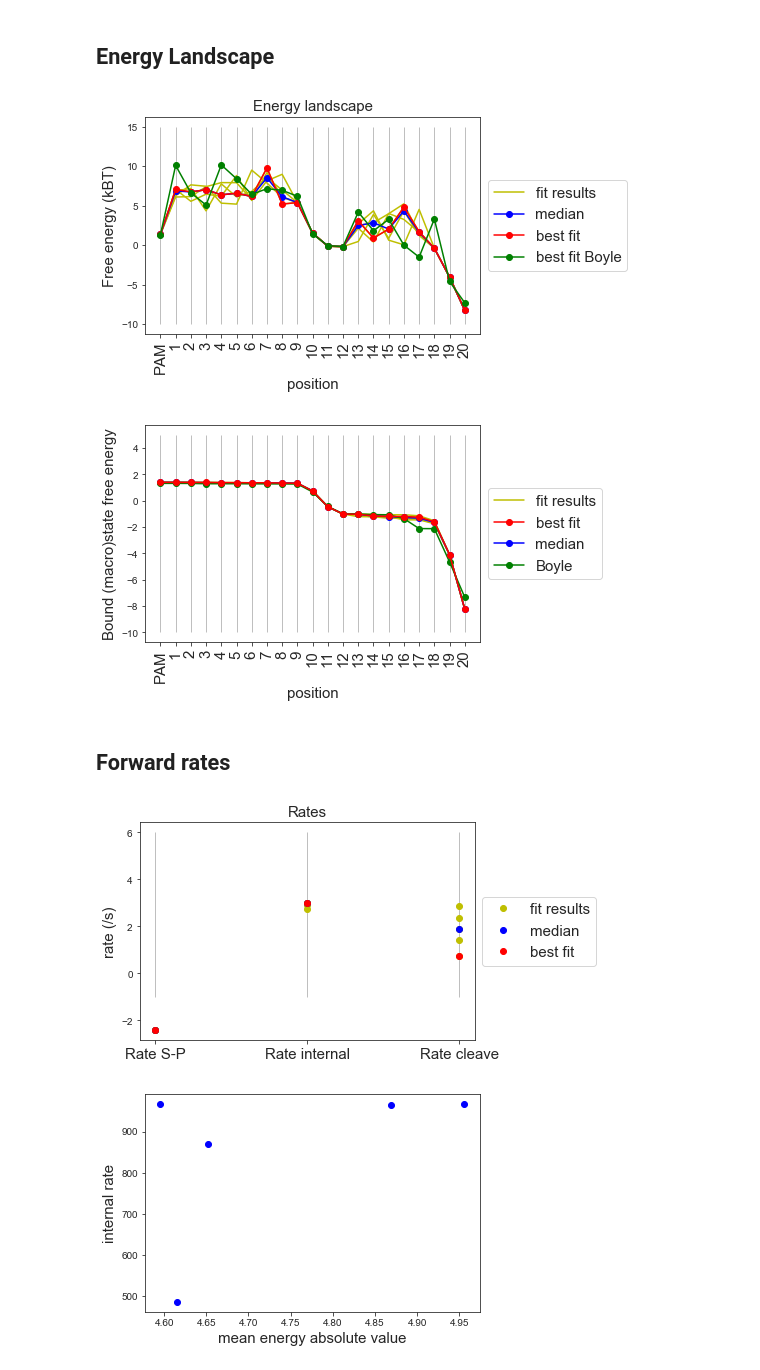
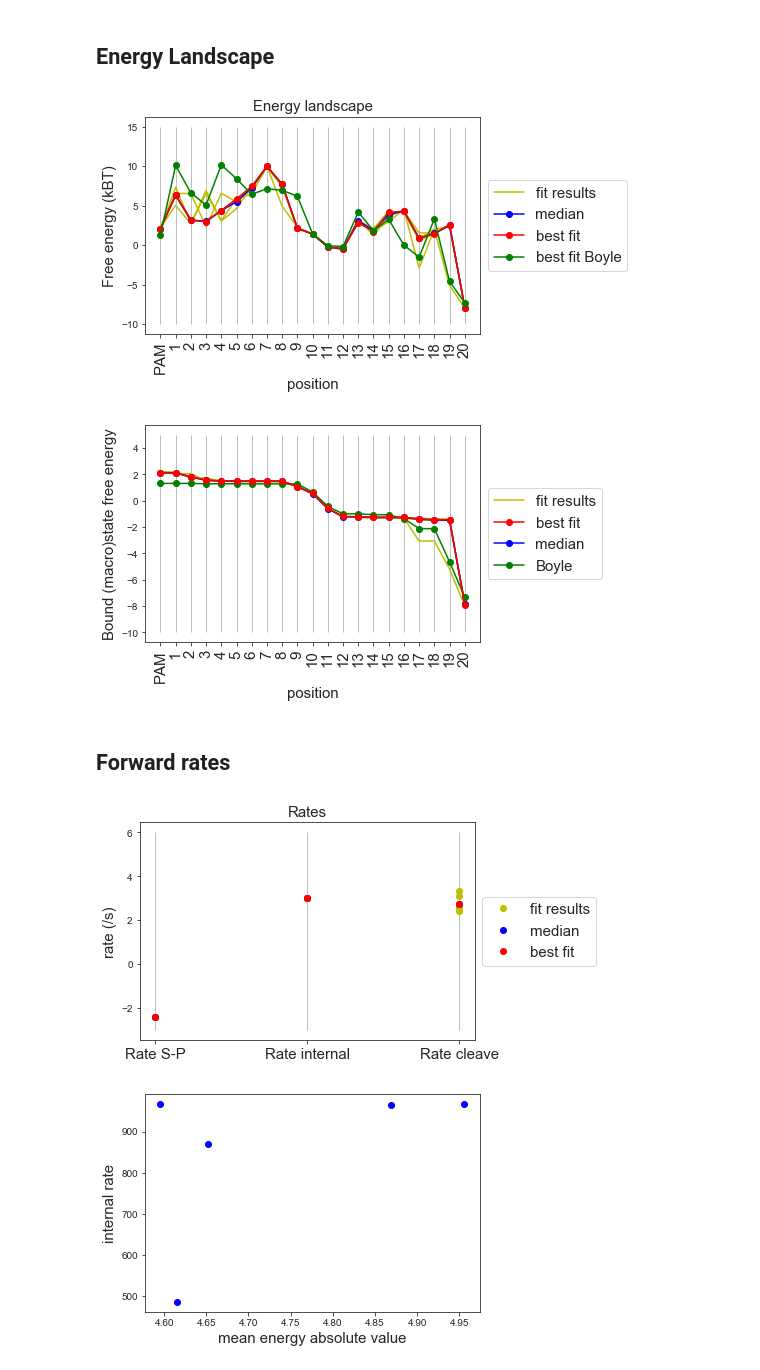
Before and after one commit to martin-depken/Energy-Landscape, a Jupyter notebook: predict_pclv_Stijn/free_energy_landscapes.ipynb, the cells around one changed output. Cells and saved outputs as stored; diff of their text form; code cells hidden in the pictures.

```diff
--- a/predict_pclv_Stijn/free_energy_landscapes.ipynb
+++ b/predict_pclv_Stijn/free_energy_landscapes.ipynb
@@ -18,15 +18,17 @@ reload(read_model_ID);
 ## Load fit data and identify best fit
 # %%
 simset = []
-no_good = []
 final_par = []
 energies = []
 rates = []
 
 chi_squared = []
 
-file = '../fits_Stijn/16_5_2019/fit_16_5_2019_sim_'
-model_ID = 'Clv_Saturated_edit_boyle_landscape+On_edit_boyle_landscape'
+file = '../fits_Stijn/23_5_2019/fit_23_5_2019_sim_'
+#model_ID = 'Clv_Saturated_edit_boyle_landscape_flat+On_edit_boyle_landscape_flat'; parnum = '25'
+#model_ID = 'Clv_Saturated_edit_boyle_landscape+On_edit_boyle_landscape'; parnum = 36
+#model_ID = 'Clv_Saturated_general_energies_landscape+general_energies_no_kPR_fixed_PAM_landscape';parnum = 43
+model_ID = 'Clv_Saturated_general_energies_landscape+general_energies_no_kPR_landscape'; parnum = '44'
 
 #---------- collect simulations ---------------
 for sim in range(1,6):
@@ -34,7 +36,7 @@ for sim in range(1,6):
     filename = file +str(sim) +'.txt'
     chi_squared.append(sa.Potential.iloc[np.argmin(sa.Potential)])
     simset.append(filename)
-    final_par_temp = sa.loc[np.argmin(sa.Potential),'Parameter 1':'Parameter 36']
+    final_par_temp = sa.loc[np.argmin(sa.Potential),'Parameter 1':'Parameter '+parnum]
     final_par_temp = final_par_temp.values
 
     model_ID_clv,model_ID_on,parameters_clv,parameters_on = model.combined_model(final_par_temp,model_ID)
@@ -160,7 +162,7 @@ plt.vlines(range(0,21),-10,15,color='grey',linewidth=0.5);
 plt.xticks(range(0,21),['PAM'] + range(1,21),fontsize=15,rotation='vertical');
 #plt.axis([0,21,-15,10])
 # %% [output]
-[figure, old version]
+[figure, new version]
 # %%
 free_energy = np.zeros([len(landscapes),21])
 
@@ -194,24 +196,24 @@ plt.vlines(range(0,21),-10,5,color='grey',linewidth=0.5);
 plt.xticks(range(0,21),['PAM'] + range(1,21),fontsize=15,rotation='vertical');
 #plt.axis([-1,21,-12,3])
 # %% [output]
-[figure, old version]
+[figure, new version]
 # %% [markdown]
 ## Forward rates
 # %%
 plt.figure()
 for i in range(len(rates_low_chi)):
     plot1, = plt.plot(range(1,4),rates_low_chi[i],'yo',label='fit results')
 
 plot2, = plt.plot(range(1,4),median_rates,'bo',label='median')
 plot3, = plt.plot(range(1,4),rates[np.argmin(chi_squared)],'ro',label='best fit')
 #plot4, = plt.plot(range(1,4),parameters[40:43],'ko',label='actual values')
 plt.legend(handles=[plot1,plot2,plot3],loc='center left', bbox_to_anchor=(1, 0.5),fontsize=15)
 plt.title('Rates',fontsize=15)
 plt.ylabel('rate (/s)',fontsize=15)
 plt.xticks(range(1,4),['Rate S-P', 'Rate internal', 'Rate cleave'],fontsize=15)
-plt.vlines(range(1,4),-1,6,color='grey',linewidth=0.5);
+plt.vlines(range(1,4),-3,6,color='grey',linewidth=0.5);
 # %% [output]
-[figure, old version]
+[figure, new version]
 # %%
 plt.figure()
 for i in range(len(final_par_low_chi)):
```
Also changed, not shown: parts of 5 cells of this notebook, 5 other files.
